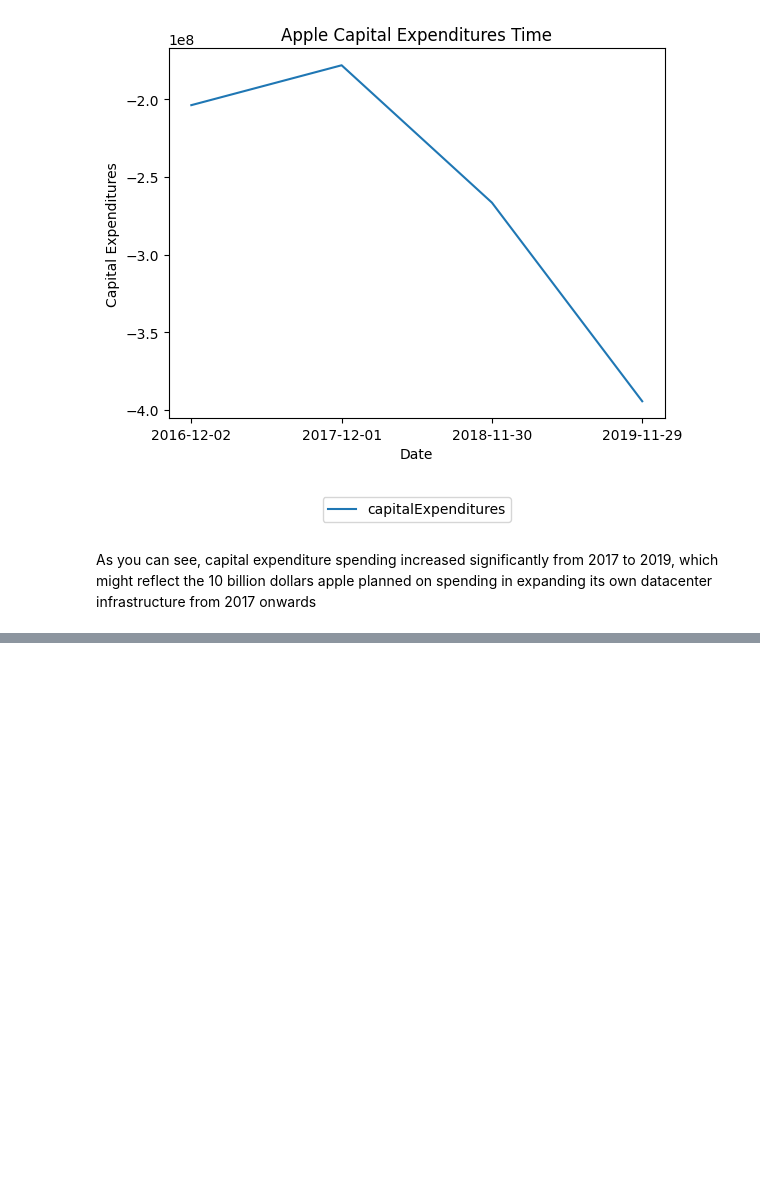
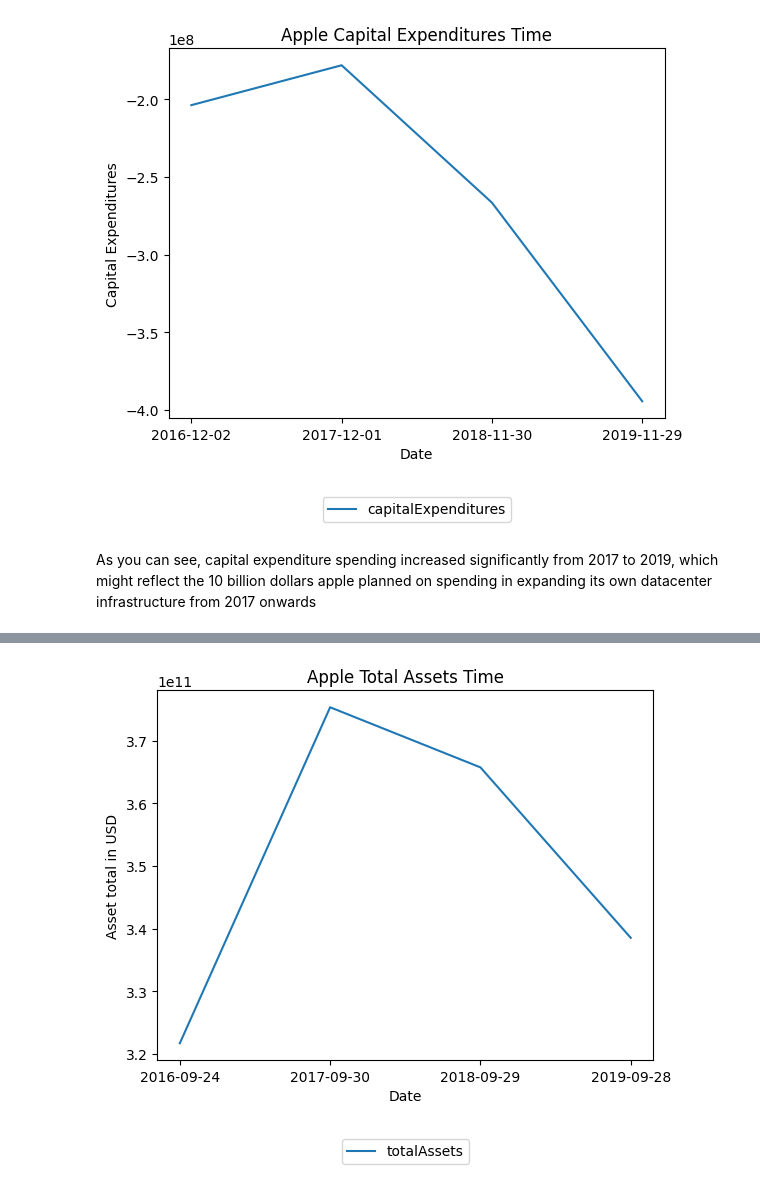
Before and after one commit to joshyipp/UPE, a Jupyter notebook: brainstorm.ipynb, the cells around one changed output, grey strips where cells are left out. Cells and saved outputs as stored; diff of their text form; code cells hidden in the pictures; blank space fills up the shorter version.

```diff
--- a/brainstorm.ipynb
+++ b/brainstorm.ipynb
@@ -198,3 +204,10 @@ As you can see, capital expenditure spending increased significantly from 2017 t
 reflect the 10 billion dollars apple planned on spending in expanding its own datacenter infrastructure from 2017 onwards
 # %%
 #Let's look at Apple's balance sheet now!
+# %%
+bs=pd.read_csv('temp/balanceSheetHistory_annually.csv')
+#initialize the dataframe
+#isolate apple stock
+bs=bs[bs["stock"]=="AAPL"]
+bs=bs.sort_values(by="endDate")
+bs.head()
@@ -200,0 +221,10 @@ reflect the 10 billion dollars apple planned on spending in expanding its own da
+# %%
+#now want to look at the changes in total assets over time
+plt.plot(bs["endDate"],bs["totalAssets"],label="totalAssets")
+plt.xlabel("Date")
+plt.ylabel("Asset total in USD")
+plt.title("Apple Total Assets Time")
+plt.legend(loc='lower center', bbox_to_anchor=(0.5, -0.3), ncol=3)
+plt.show()
+# %% [output]
+[figure, added]
```
Also changed, not shown: parts of 9 cells of this notebook.
